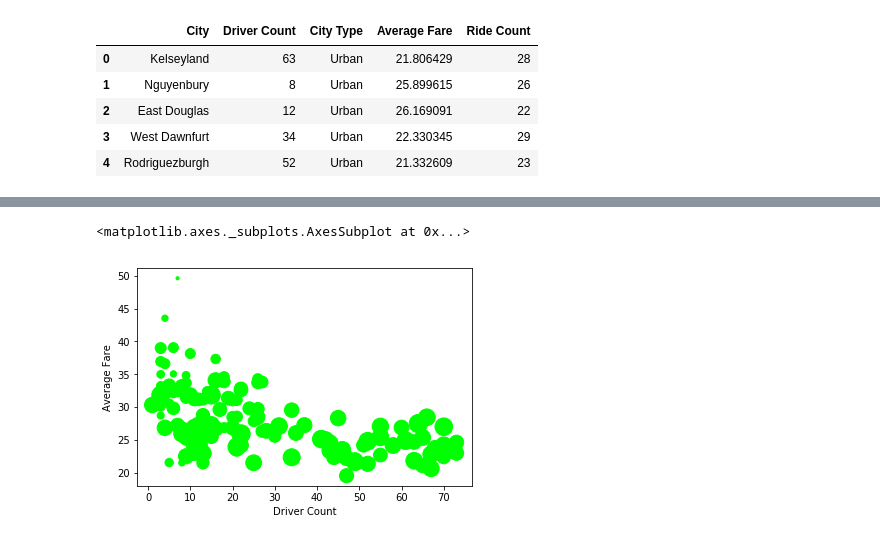
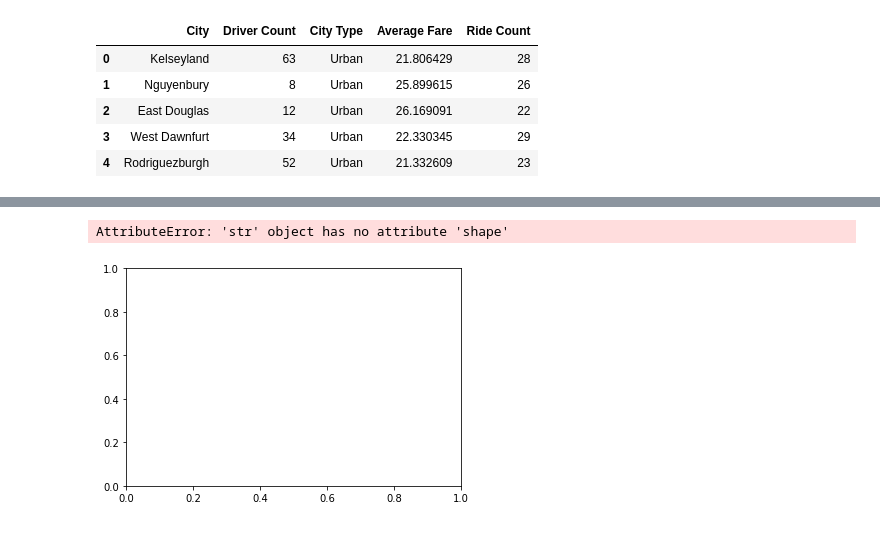
Before and after one commit to thomasjoldfield/PowerOfPlots, a Jupyter notebook: pyber.ipynb, the cells around one changed output, grey strips where cells are left out. Saved outputs shown, nothing was run; the diff lists cells and outputs as text; code cells hidden in the pictures.

```diff
--- a/pyber.ipynb
+++ b/pyber.ipynb
@@ -89,17 +101,19 @@ merge_ride_df.head()
 # %%
 x_axis = merge_ride_df["Driver Count"]
 y_axis = merge_ride_df["Average Fare"]
 bub_size = merge_ride_df["Ride Count"]
-bub_color = merge_ride_df["City Type"]
-colors = ["gold", "light sky blue", "light coral"]
+#city_type = merge_ride_df["City Type"]
+#bub_color = ["gold" if city_type == "Urban" else "light coral"]
+#colors = ["gold", "light sky blue", "light coral"]
+
 #what about splitting the data into 3, doing a different chart for each city type in a different color, then pulling them together?
 
 Urban = 1
 Suburban = 2
 Rural = 3
 
-merge_ride_df.plot.scatter(x="Driver Count", y="Average Fare", c=bub_color, s=bub_size*10)
+merge_ride_df.plot.scatter(x="Driver Count", y="Average Fare", c="City Type", s=bub_size*10)
 #merge_ride_df.plot.scatter(x=x_axis, y=y_axis, s=bub_size)
 # %% [output]
-<matplotlib.axes._subplots.AxesSubplot at 0x...>
+AttributeError: 'str' object has no attribute 'shape'
-[figure, old version]
+[figure, new version]
```
Also changed, not shown: parts of 2 cells of this notebook.
